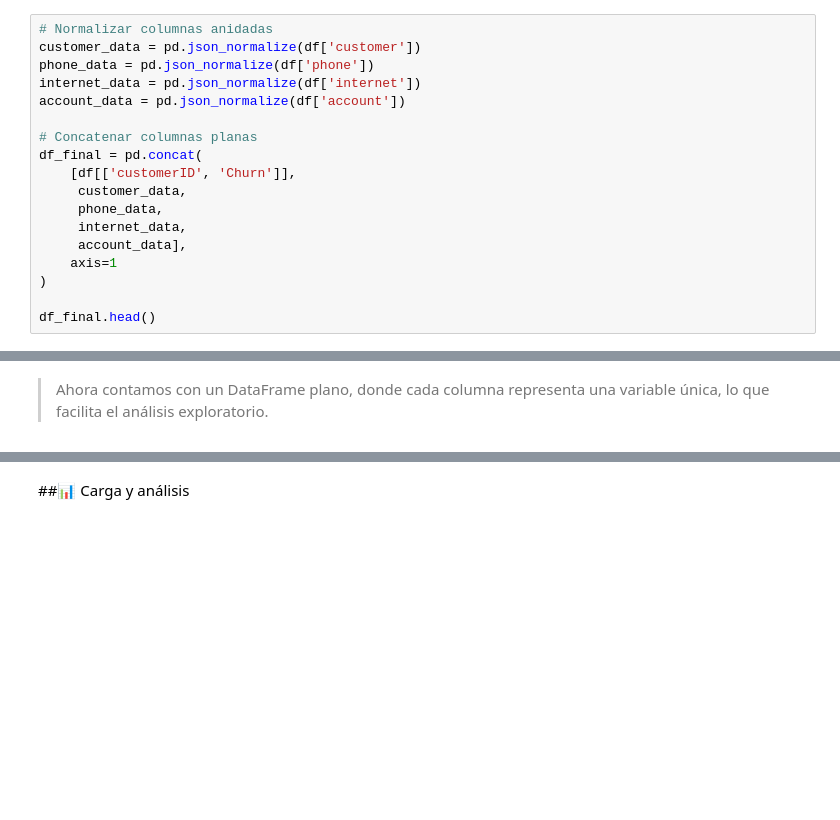
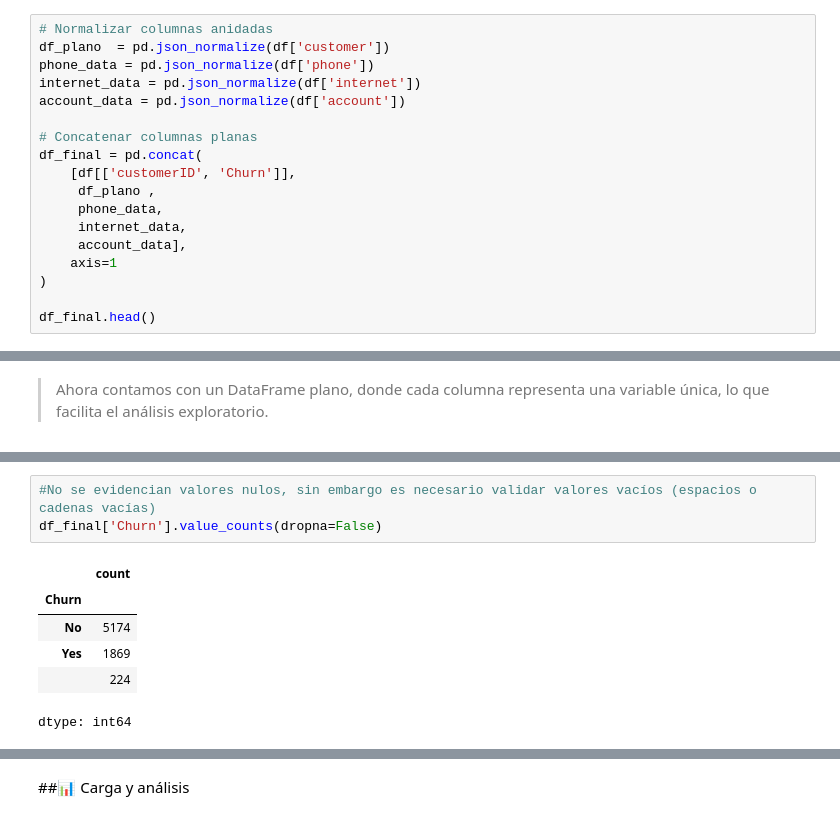
Before and after one commit to JonathanPuertaG/Challenge2-TelecomX, a Jupyter notebook: Challenge_Telecom_X.ipynb, the cells around one changed output, grey strips where cells are left out. Drawn from its saved outputs; the diff is of its cells as text; blank space fills up the shorter version.

```diff
--- a/Challenge_Telecom_X.ipynb
+++ b/Challenge_Telecom_X.ipynb
@@ -43,6 +40,6 @@ customer_data = pd.json_normalize(df['customer'])
 # %%
 # Normalizar columnas anidadas
-customer_data = pd.json_normalize(df['customer'])
+df_plano  = pd.json_normalize(df['customer'])
 phone_data = pd.json_normalize(df['phone'])
 internet_data = pd.json_normalize(df['internet'])
 account_data = pd.json_normalize(df['account'])
@@ -50,7 +47,7 @@ account_data = pd.json_normalize(df['account'])
 # Concatenar columnas planas
 df_final = pd.concat(
     [df[['customerID', 'Churn']],
-     customer_data,
+     df_plano ,
      phone_data,
      internet_data,
      account_data],
@@ -70,0 +88,10 @@ df_final.head()
+# %%
+#No se evidencian valores nulos, sin embargo es necesario validar valores vacíos (espacios o cadenas vacías)
+df_final['Churn'].value_counts(dropna=False)
+# %% [output]
+|  | count |
+| Churn |  |
+| No | 5174 |
+| Yes | 1869 |
+|  | 224 |
+dtype: int64
```
Also changed, not shown: parts of 14 cells of this notebook.
